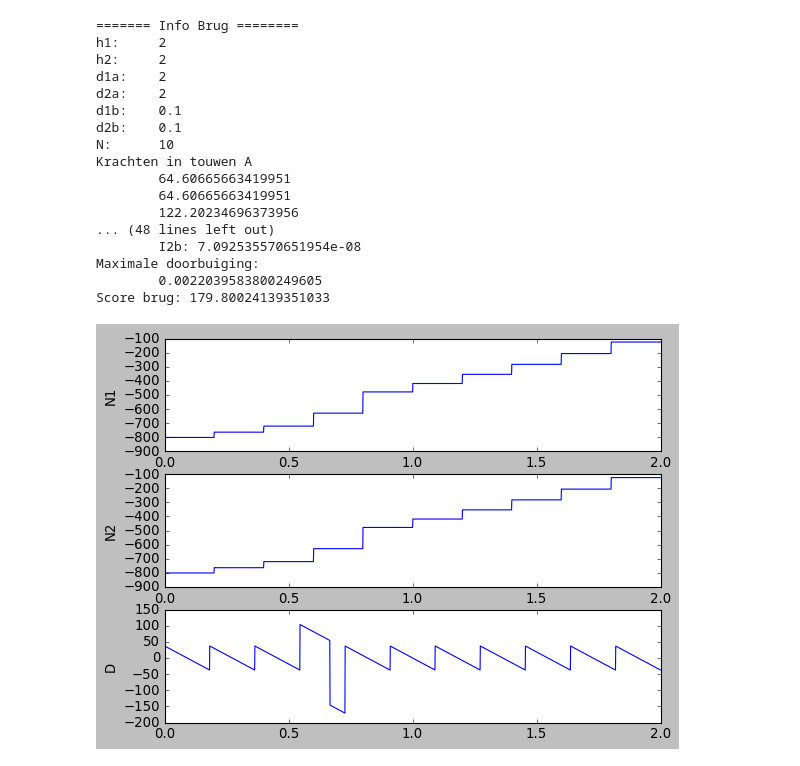
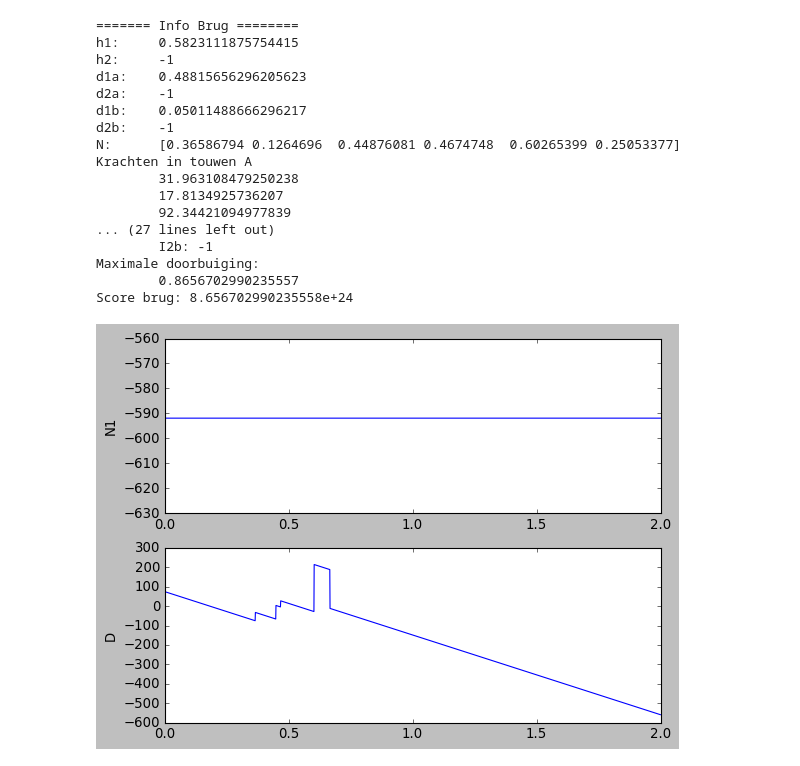
Before and after one commit to SamClercky/project-bouwkunde, a Jupyter notebook: initiele_berekeningen/gen_algo_test.ipynb, the cells around one changed output. Saved outputs shown, nothing was run; the diff lists cells and outputs as text; code cells hidden in the pictures.

Commit message:
Nieuwe brug berekeningen

```diff
--- a/initiele_berekeningen/gen_algo_test.ipynb
+++ b/initiele_berekeningen/gen_algo_test.ipynb
@@ -58,6 +58,6 @@ Score brug: 179.80024139351033
 # %%
 # Creeer van populatie
-population = [ga.genRandomBrugA() for i in range(100)] # Populatie van 100
+population = [ga.genRandomBrugVlot() for i in range(400)] # Populatie van 100
 # %%
 # Random algo GO
 def evolvePop(population):
@@ -76,23 +76,24 @@ Wall time: 5min 16s
 # %%
+from berekeningen_1piloon import print_brug
 best = ga.find_best(population)
-ga.print_brug(best[1])
+print_brug(best[1])
 print(f"Score brug: {best[0]}")
 # %% [output]
 ======= Info Brug ========
-h1:     2
-h2:     2
-d1a:    2
-d2a:    2
-d1b:    0.1
-d2b:    0.1
-N:      10
+h1:     0.5823111875754415
+h2:     -1
+d1a:    0.48815656296205623
+d2a:    -1
+d1b:    0.05011488666296217
+d2b:    -1
+N:      [0.36586794 0.1264696  0.44876081 0.4674748  0.60265399 0.25053377]
 Krachten in touwen A
-        64.60665663419951
-        64.60665663419951
-        122.20234696373956
-... (48 lines left out)
-        I2b: 7.092535570651954e-08
+        31.963108479250238
+        17.8134925736207
+        92.34421094977839
+... (27 lines left out)
+        I2b: -1
 Maximale doorbuiging:
-        0.0022039583800249605
-Score brug: 179.80024139351033
+        0.8656702990235557
+Score brug: 8.656702990235558e+24
-[figure, old version]
+[figure, new version]
```
Also changed, not shown: parts of 3 cells of this notebook, 16 other files.
